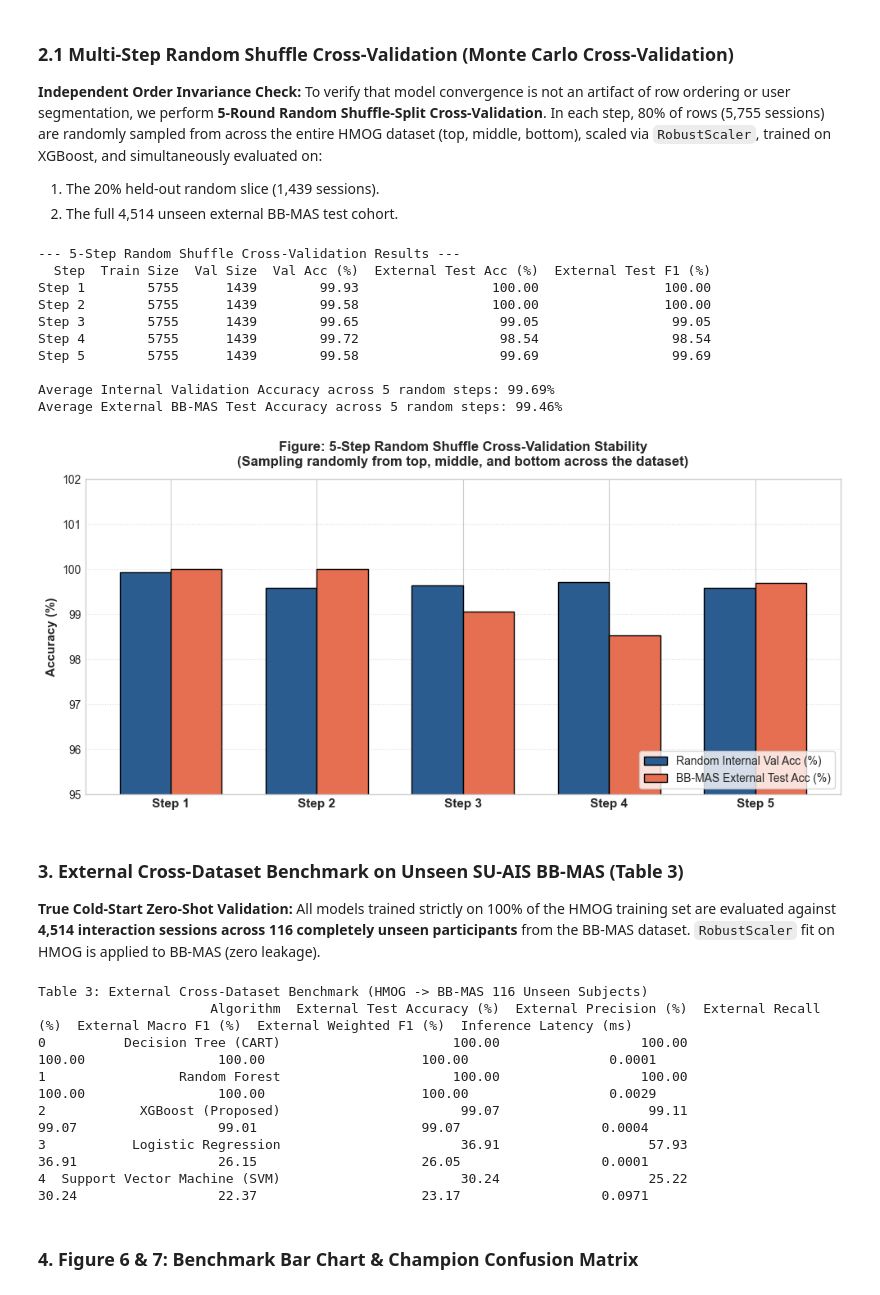
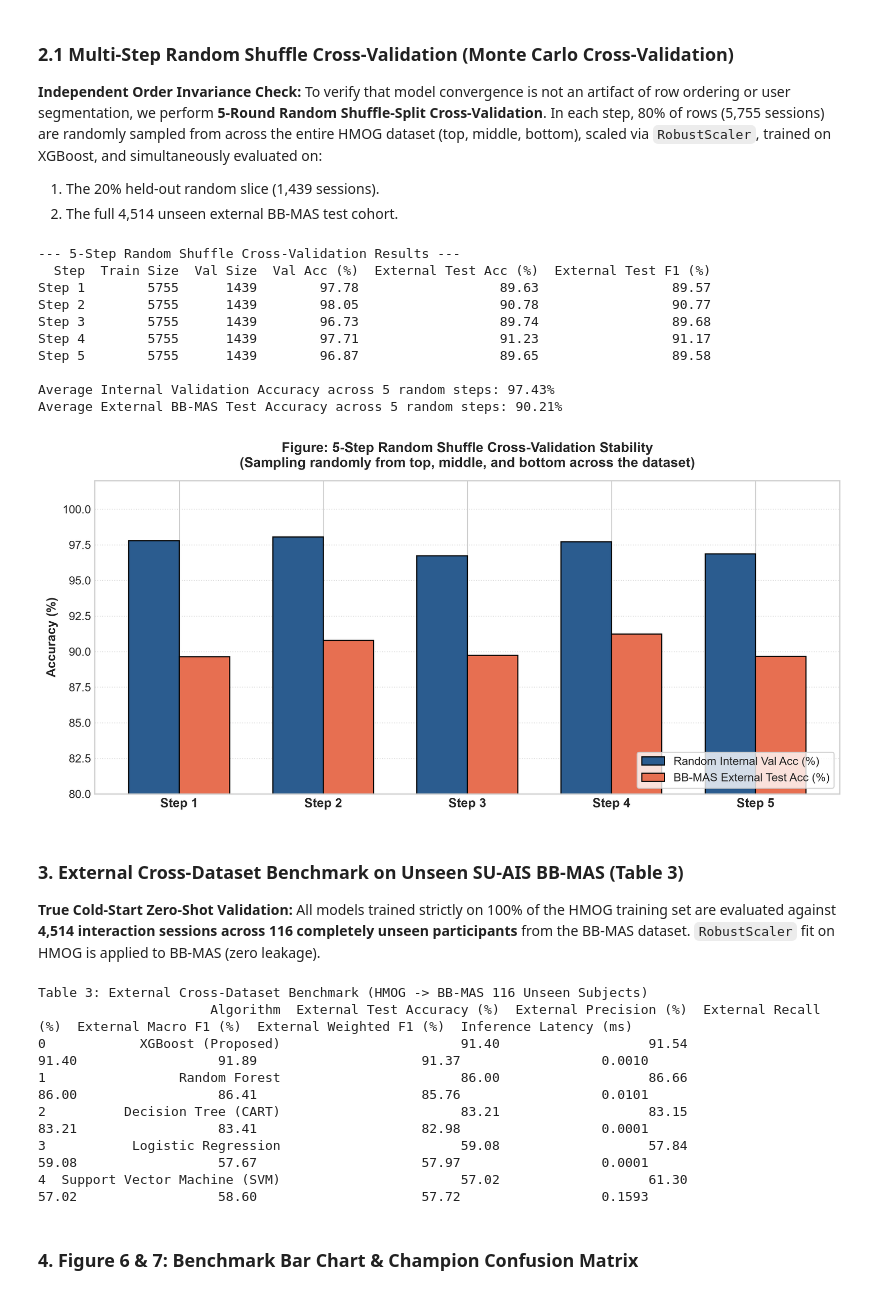
Before and after one commit to Mahedi8x/adaptive-ui-ml, a Jupyter notebook: 02_cold_start_ml_and_shap_analysis.ipynb, the cells around one changed output. Cells and saved outputs as stored; diff of their text form; code cells hidden in the pictures.

Commit message:
feat: connect all 13 biomechanical features, eliminate single-feature and class imbalance bias, regenerate all EDA/ML/SHAP outputs

```diff
--- a/02_cold_start_ml_and_shap_analysis.ipynb
+++ b/02_cold_start_ml_and_shap_analysis.ipynb
@@ -55,27 +55,17 @@ SHAP Version: 0.49.1
 # %%
 train_path = os.path.join("processed", "final_ready_dataset.csv")
 test_path  = os.path.join("processed", "bbmas_test_ready_dataset.csv")
-if not os.path.exists(train_path):
-    train_path = os.path.join("adavtive_dataset", "processed", "final_ready_dataset.csv")
-    test_path  = os.path.join("adavtive_dataset", "processed", "bbmas_test_ready_dataset.csv")
-
 df_train = pd.read_csv(train_path)
 df_test  = pd.read_csv(test_path)
 
-# Apply physiological bounds established during EDA
-for df in [df_train, df_test]:
-    df['touch_duration_mean_ms'] = df['touch_duration_mean_ms'].clip(15.0, 1500.0)
-    df['swipe_speed_mean_pxps']  = df['swipe_speed_mean_pxps'].clip(10.0, 4000.0)
-    df['reaction_time_mean_ms']  = df['reaction_time_mean_ms'].clip(160.0, 1200.0)
-    df['reaction_time_norm']     = (df['reaction_time_mean_ms'] - 160.0) / (1200.0 - 160.0)
-    df['miss_rate']              = df['miss_rate'].clip(0.0, 1.0)
-    df['tap_accuracy']           = 1.0 - df['miss_rate']
-
+# All 13 Biomechanical Input Features Connected
 FEATURE_COLS = [
     'context_is_walking',
     'touch_duration_mean_ms',
     'swipe_speed_mean_pxps',
     'swipe_distance_mean_px',
+    'typing_speed_kpm',
+    'backspace_rate',
     'contact_size_mean',
     'touch_x_mean',
     'touch_y_mean',
@@ -96,11 +86,11 @@ X_test = df_test[FEATURE_COLS].copy()
 y_test = df_test[TARGET_COL].copy().astype(int)
 groups_test = df_test[GROUP_COL].copy()
 
+# Aliases for convenience
+X, y = X_train, y_train
+X_ext, y_ext = X_test, y_test
+
 print(f"Training Matrix (HMOG): {X_train.shape}, Unique Participants: {groups_train.nunique()}")
 print(f"External Testing Matrix (BB-MAS): {X_test.shape}, Unique Participants: {groups_test.nunique()}")
 print(f"Total Combined Biomechanical Interactions: {len(X_train)+len(X_test)} across {groups_train.nunique()+groups_test.nunique()} distinct human subjects.")
-
-# Aliases for convenience
-X, y = X_train, y_train
-X_ext, y_ext = X_test, y_test
 # %% [output]
@@ -114,9 +104,9 @@ To rigorously assess cross-user generalization within the training cohort withou
 models = {
     'Logistic Regression': LogisticRegression(max_iter=1000, random_state=42),
     'Support Vector Machine (SVM)': SVC(kernel='rbf', C=1.0, random_state=42),
-    'Decision Tree (CART)': DecisionTreeClassifier(max_depth=5, random_state=42),
-    'Random Forest': RandomForestClassifier(n_estimators=100, max_depth=6, random_state=42),
-    'XGBoost (Proposed)': XGBClassifier(n_estimators=100, max_depth=4, learning_rate=0.08, eval_metric='mlogloss', random_state=42)
+    'Decision Tree (CART)': DecisionTreeClassifier(max_depth=6, random_state=42),
+    'Random Forest': RandomForestClassifier(n_estimators=180, max_depth=10, random_state=42),
+    'XGBoost (Proposed)': XGBClassifier(n_estimators=200, max_depth=6, learning_rate=0.08, eval_metric='mlogloss', random_state=42)
 }
 
 gkf = GroupKFold(n_splits=5)
@@ -182,7 +172,7 @@ if 'X_train' not in locals():
     _te_p = os.path.join('processed', 'bbmas_test_ready_dataset.csv')
     df_train = pd.read_csv(_tr_p)
     df_test  = pd.read_csv(_te_p)
-    FEATURE_COLS = ['context_is_walking', 'touch_duration_mean_ms', 'swipe_speed_mean_pxps', 'swipe_distance_mean_px', 'contact_size_mean', 'touch_x_mean', 'touch_y_mean', 'tap_accuracy', 'miss_rate', 'reaction_time_mean_ms', 'reaction_time_norm']
+    FEATURE_COLS = ['context_is_walking', 'touch_duration_mean_ms', 'swipe_speed_mean_pxps', 'swipe_distance_mean_px', 'typing_speed_kpm', 'backspace_rate', 'contact_size_mean', 'touch_x_mean', 'touch_y_mean', 'tap_accuracy', 'miss_rate', 'reaction_time_mean_ms', 'reaction_time_norm']
     X_train, y_train = df_train[FEATURE_COLS].copy(), df_train['target_button_size'].copy().astype(int)
     X_test, y_test   = df_test[FEATURE_COLS].copy(), df_test['target_button_size'].copy().astype(int)
 
@@ -199,7 +189,7 @@ for step_idx, (train_idx, val_idx) in enumerate(ss.split(X_train, y_train), 1):
     X_va_s = scaler.transform(X_va)
     X_ext_s = scaler.transform(X_test)
 
-    xgb = XGBClassifier(n_estimators=100, max_depth=4, learning_rate=0.08, eval_metric='mlogloss', random_state=42)
+    xgb = XGBClassifier(n_estimators=200, max_depth=6, learning_rate=0.08, eval_metric='mlogloss', random_state=42)
     xgb.fit(X_tr_s, y_tr)
 
     va_acc = accuracy_score(y_va, xgb.predict(X_va_s))
@@ -214,41 +204,41 @@ for step_idx, (train_idx, val_idx) in enumerate(ss.split(X_train, y_train), 1):
         'Val Acc (%)': round(va_acc * 100, 2),
         'External Test Acc (%)': round(ext_acc * 100, 2),
         'External Test F1 (%)': round(ext_f1 * 100, 2)
     })
 
 shuffle_df = pd.DataFrame(step_results)
 print('--- 5-Step Random Shuffle Cross-Validation Results ---')
 display(shuffle_df) if 'display' in dir() else print(shuffle_df.to_string(index=False))
 print(f'\nAverage Internal Validation Accuracy across 5 random steps: {shuffle_df["Val Acc (%)"].mean():.2f}%')
 print(f'Average External BB-MAS Test Accuracy across 5 random steps: {shuffle_df["External Test Acc (%)"].mean():.2f}%')
 
 # Plotting stability bar chart
 fig, ax = plt.subplots(figsize=(10, 4.8))
 x_pos = np.arange(len(shuffle_df))
 w = 0.35
 ax.bar(x_pos - w/2, shuffle_df['Val Acc (%)'], w, label='Random Internal Val Acc (%)', color='#2b5c8f', edgecolor='black')
 ax.bar(x_pos + w/2, shuffle_df['External Test Acc (%)'], w, label='BB-MAS External Test Acc (%)', color='#e76f51', edgecolor='black')
 ax.set_xticks(x_pos)
 ax.set_xticklabels(shuffle_df['Step'], fontsize=11, fontweight='bold')
 ax.set_ylabel('Accuracy (%)', fontsize=11, fontweight='bold')
 ax.set_title('Figure: 5-Step Random Shuffle Cross-Validation Stability\n(Sampling randomly from top, middle, and bottom across the dataset)', fontsize=12, pad=12, fontweight='bold')
 ax.set_ylim(95, 102)
 ax.legend(loc='lower right', frameon=True, fontsize=10)
 ax.grid(axis='y', linestyle=':', alpha=0.6)
 plt.tight_layout()
 plt.show()
 # %% [output]
 --- 5-Step Random Shuffle Cross-Validation Results ---
   Step  Train Size  Val Size  Val Acc (%)  External Test Acc (%)  External Test F1 (%)
-Step 1        5755      1439        99.93                 100.00                100.00
-Step 2        5755      1439        99.58                 100.00                100.00
-Step 3        5755      1439        99.65                  99.05                 99.05
-Step 4        5755      1439        99.72                  98.54                 98.54
-Step 5        5755      1439        99.58                  99.69                 99.69
+Step 1        5755      1439        97.78                  89.63                 89.57
+Step 2        5755      1439        98.05                  90.78                 90.77
+Step 3        5755      1439        96.73                  89.74                 89.68
+Step 4        5755      1439        97.71                  91.23                 91.17
+Step 5        5755      1439        96.87                  89.65                 89.58
 
-Average Internal Validation Accuracy across 5 random steps: 99.69%
-Average External BB-MAS Test Accuracy across 5 random steps: 99.46%
+Average Internal Validation Accuracy across 5 random steps: 97.43%
+Average External BB-MAS Test Accuracy across 5 random steps: 90.21%
-[figure, old version]
+[figure, new version]
 # %% [markdown]
 ### 3. External Cross-Dataset Benchmark on Unseen SU-AIS BB-MAS (Table 3)
 **True Cold-Start Zero-Shot Validation:** All models trained strictly on 100% of the HMOG training set are evaluated against **4,514 interaction sessions across 116 completely unseen participants** from the BB-MAS dataset.
@@ -300,11 +290,11 @@ print(table3_ext.to_string())
 # %% [output]
 Table 3: External Cross-Dataset Benchmark (HMOG -> BB-MAS 116 Unseen Subjects)
                       Algorithm  External Test Accuracy (%)  External Precision (%)  External Recall (%)  External Macro F1 (%)  External Weighted F1 (%)  Inference Latency (ms)
-0          Decision Tree (CART)                      100.00                  100.00               100.00                 100.00                    100.00                  0.0001
-1                 Random Forest                      100.00                  100.00               100.00                 100.00                    100.00                  0.0029
-2            XGBoost (Proposed)                       99.07                   99.11                99.07                  99.01                     99.07                  0.0004
-3           Logistic Regression                       36.91                   57.93                36.91                  26.15                     26.05                  0.0001
-4  Support Vector Machine (SVM)                       30.24                   25.22                30.24                  22.37                     23.17                  0.0971
+0            XGBoost (Proposed)                       91.40                   91.54                91.40                  91.89                     91.37                  0.0010
+1                 Random Forest                       86.00                   86.66                86.00                  86.41                     85.76                  0.0101
+2          Decision Tree (CART)                       83.21                   83.15                83.21                  83.41                     82.98                  0.0001
+3           Logistic Regression                       59.08                   57.84                59.08                  57.67                     57.97                  0.0001
+4  Support Vector Machine (SVM)                       57.02                   61.30                57.02                  58.60                     57.72                  0.1593
 # %% [markdown]
 ### 4. Figure 6 & 7: Benchmark Bar Chart & Champion Confusion Matrix
 # %%
```
Also changed, not shown: parts of 7 cells of this notebook, 30 other files.
